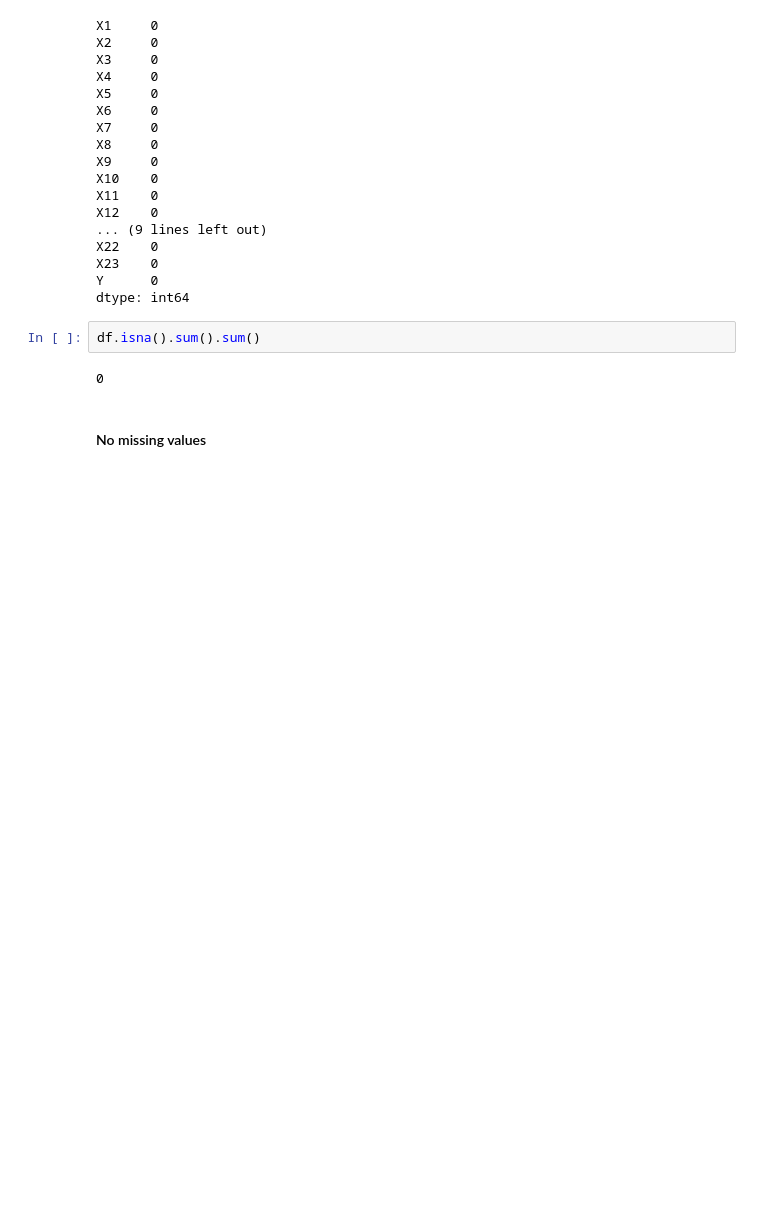
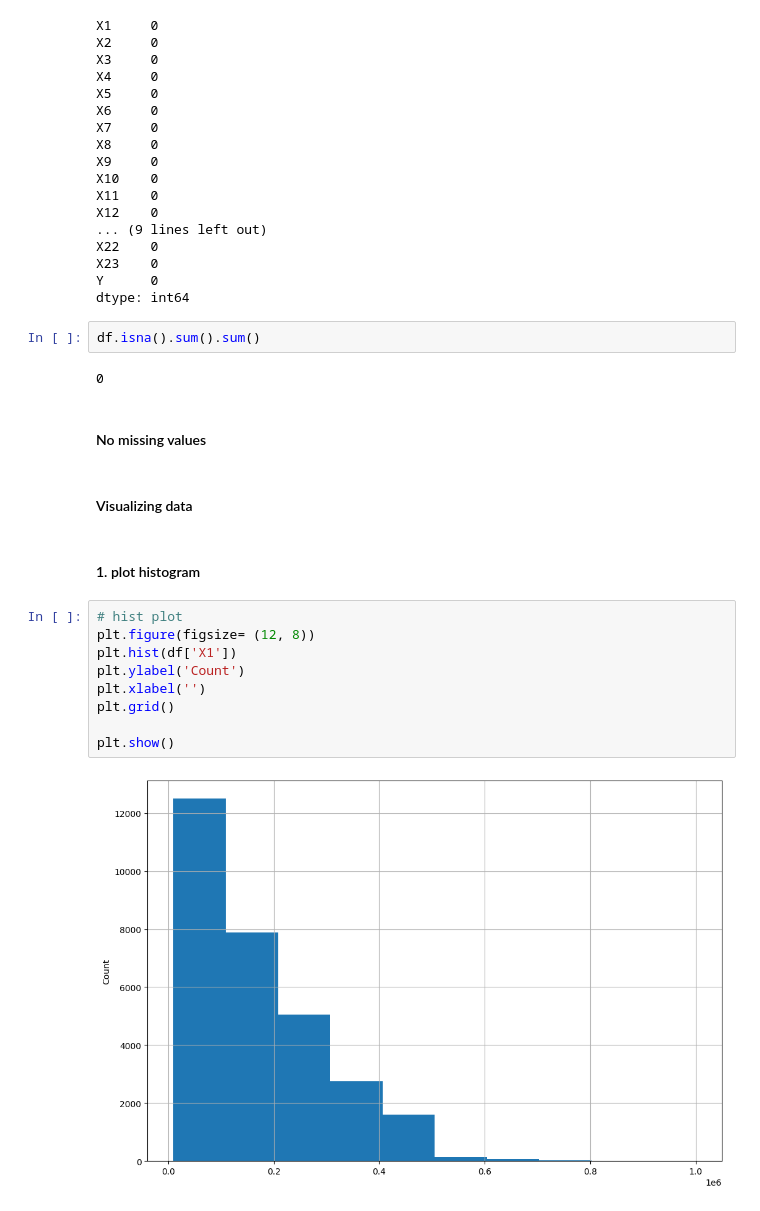
Before and after one commit to topollonaketsana/Data_Analysis, a Jupyter notebook: Taiwanese_Credit_Defaults/notebook/Taiwanese.ipynb, the cells around one changed output. Drawn from its saved outputs; the diff is of its cells as text; blank space fills up the shorter version.

```diff
--- a/Taiwanese_Credit_Defaults/notebook/Taiwanese.ipynb
+++ b/Taiwanese_Credit_Defaults/notebook/Taiwanese.ipynb
@@ -173,3 +173,18 @@ df.isna().sum().sum()
 0
 # %% [markdown]
 #### No missing values
+# %% [markdown]
+#### Visualizing data
+# %% [markdown]
+#### 1. plot histogram
+# %%
+# hist plot
+plt.figure(figsize= (12, 8))
+plt.hist(df['X1'])
+plt.ylabel('Count')
+plt.xlabel('')
+plt.grid()
+
+plt.show()
+# %% [output]
+[figure, added]
```
Also changed, not shown: parts of 4 cells of this notebook, 1 other file.
